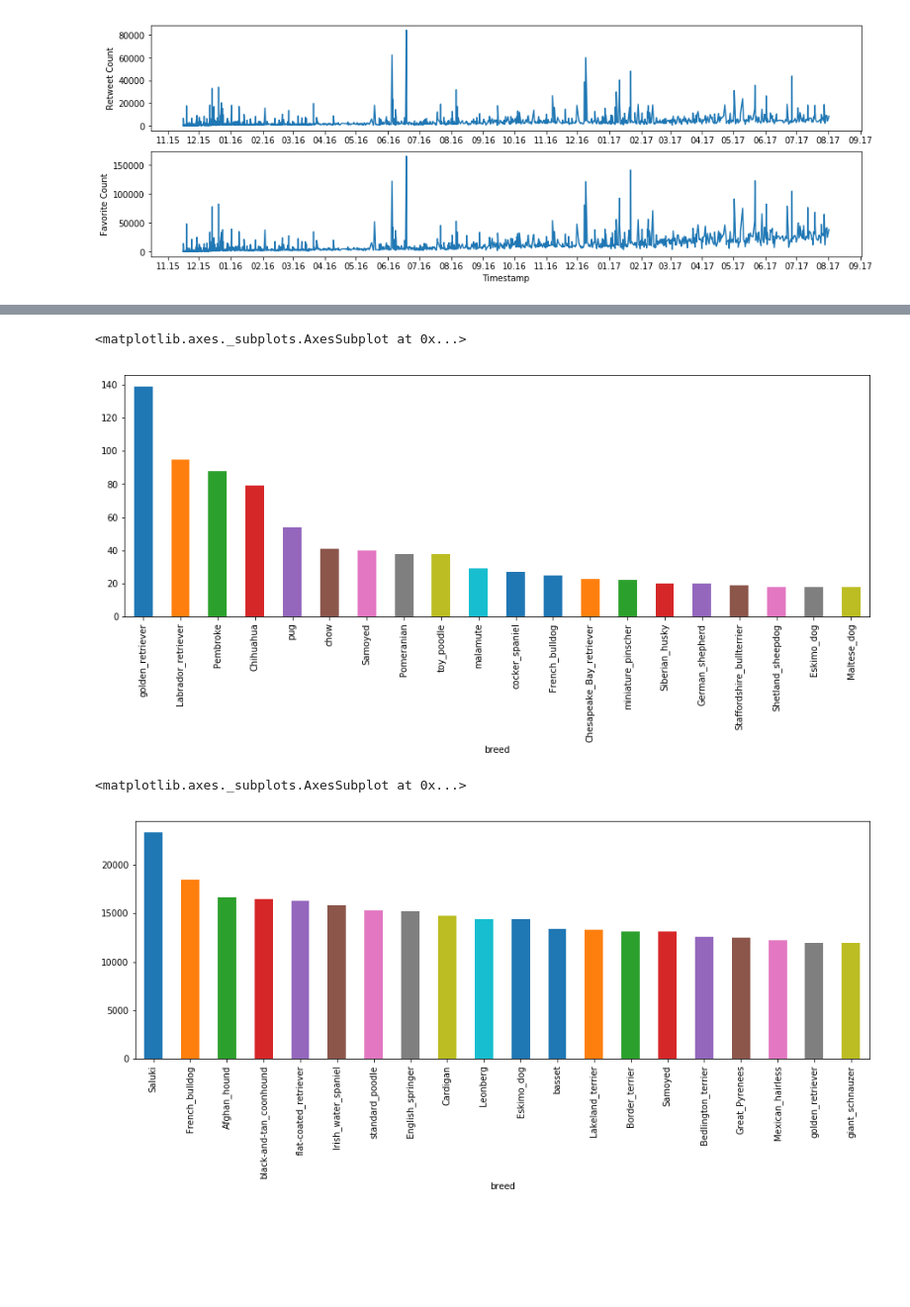
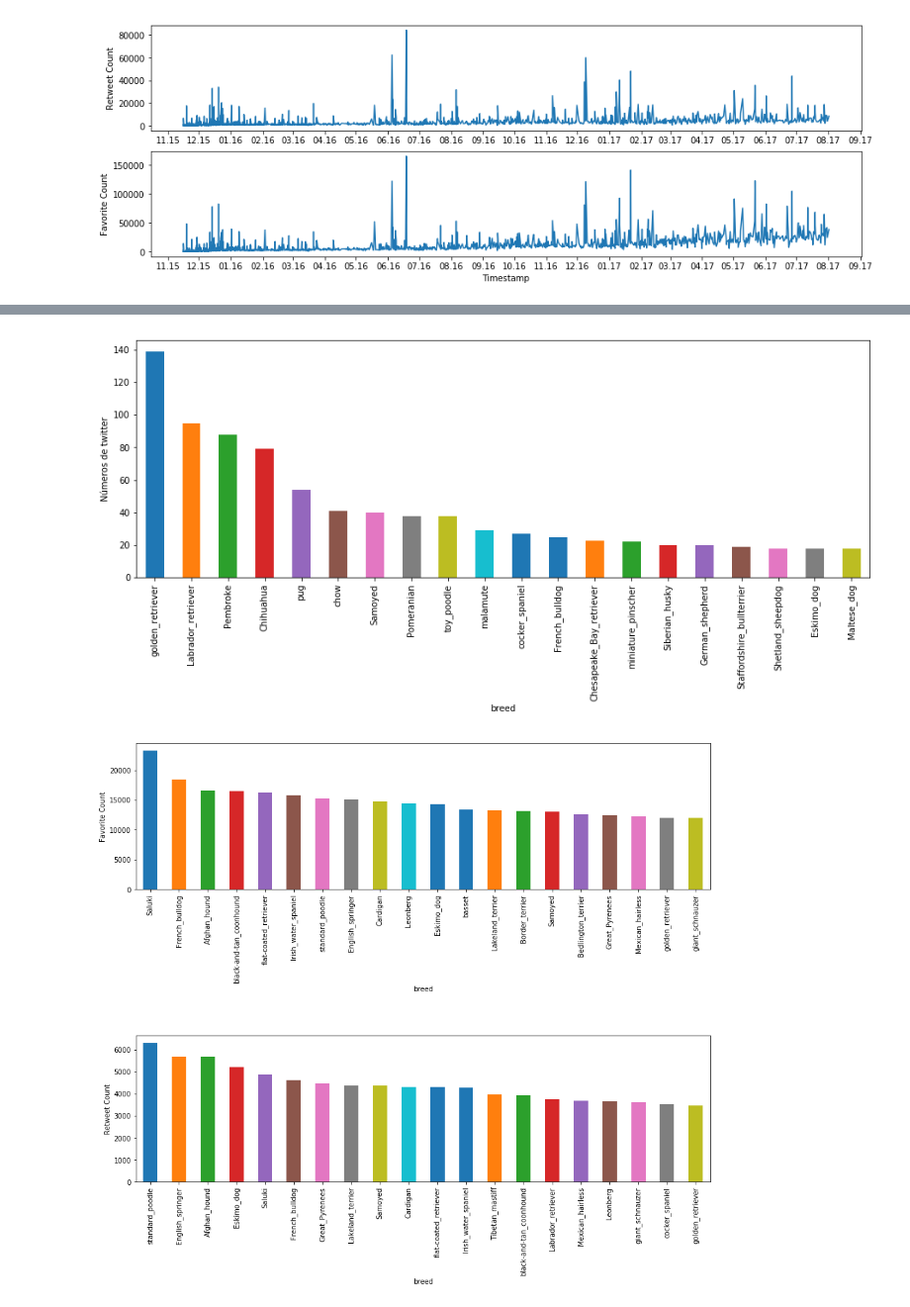
Before and after one commit to samaraluyza/WeRateDogs, a Jupyter notebook: wrangle_act.ipynb, the cells around one changed output, grey strips where cells are left out. Shown at 99% size. Cells and saved outputs as stored; diff of their text form; code cells hidden in the pictures; blank space fills up the shorter version.

```diff
--- a/wrangle_act.ipynb
+++ b/wrangle_act.ipynb
@@ -596,15 +596,27 @@ dados.corr()
 | rating | -0.033403 | 0.028658 | -0.106925 | NaN | 0.000021 | -0.008526 | -0.029172 | -0.014035 | ... |
 # %%
 serie = (dados.groupby(['breed'])['tweet_id'].count().sort_values(ascending=False)).head(20)
-
-serie.plot.bar()
+ax_tweet_breed = plt.subplot()
+ax_tweet_breed.set(ylabel='Números de twitter')
+serie.plot.bar(ax = ax_tweet_breed)
+plt.show()
 # %% [output]
-<matplotlib.axes._subplots.AxesSubplot at 0x...>
-[figure, old version]
+[figure, new version]
 # %%
 serie_fav = (dados.groupby(['breed'])['favorite_count'].mean().sort_values(ascending=False)).head(20)
 serie_ret = (dados.groupby(['breed'])['retweet_count'].mean().sort_values(ascending=False)).head(20)
-serie_fav.plot.bar()
+
+ax_fav = plt.subplot(2, 1, 1)
+ax_ret = plt.subplot(2, 1, 2)
+
+ax_fav.set(ylabel='Favorite Count')
+ax_ret.set(ylabel='Retweet Count')
+
+serie_fav.plot.bar(ax=ax_fav)
+serie_ret.plot.bar(ax=ax_ret)
+
+
+plt.subplots_adjust(hspace=1.0, top = 1.9 )
+plt.show()
 # %% [output]
-<matplotlib.axes._subplots.AxesSubplot at 0x...>
-[figure, old version]
+[figure, new version]
```
Also changed, not shown: parts of 8 cells of this notebook, 1 other file.
